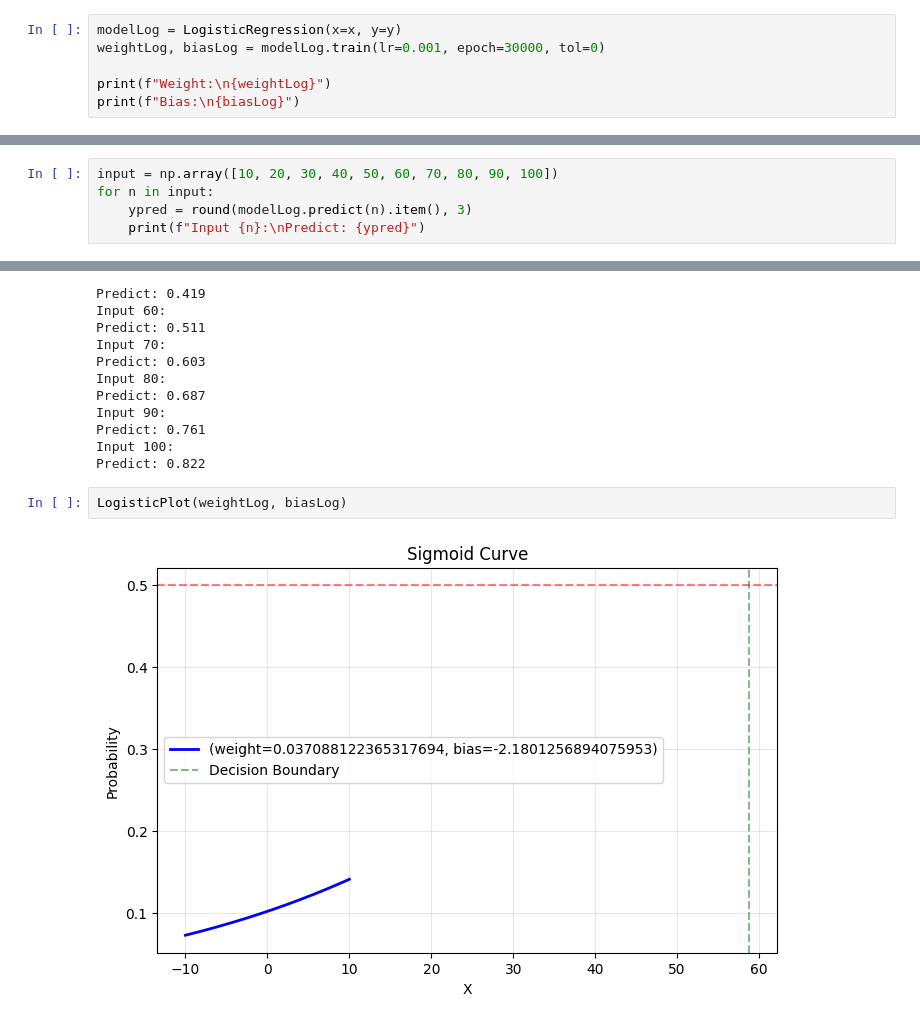
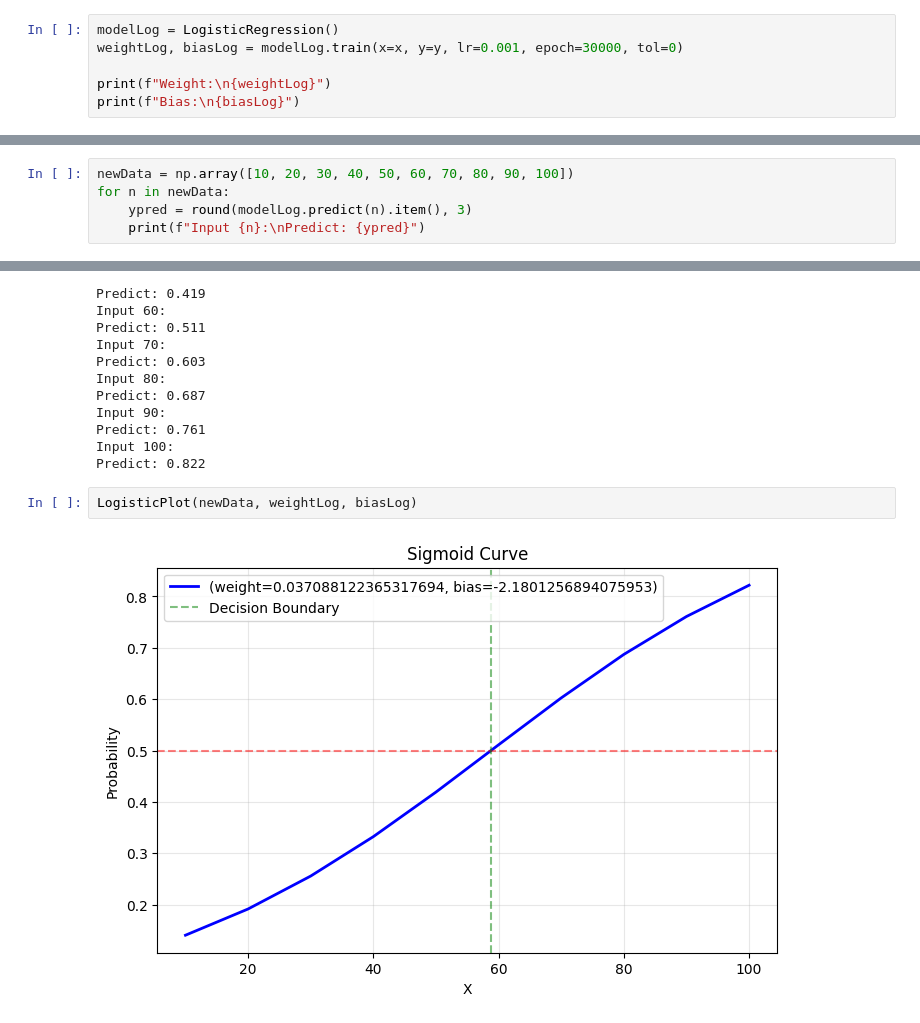
Before and after one commit to madrlibr/Machine-Learning-Exp, a Jupyter notebook: lab/testing/LogisticR.ipynb, the cells around one changed output, grey strips where cells are left out. Cells and saved outputs as stored; diff of their text form.

```diff
--- a/lab/testing/LogisticR.ipynb
+++ b/lab/testing/LogisticR.ipynb
@@ -30,8 +30,8 @@ print(dfLogistic)
 7     50       0
 8     20       0
 # %%
-modelLog = LogisticRegression(x=x, y=y)
-weightLog, biasLog = modelLog.train(lr=0.001, epoch=30000, tol=0)
+modelLog = LogisticRegression()
+weightLog, biasLog = modelLog.train(x=x, y=y, lr=0.001, epoch=30000, tol=0)
 
 print(f"Weight:\n{weightLog}")
 print(f"Bias:\n{biasLog}")
@@ -41,8 +41,8 @@ Weight:
 Bias:
 -2.1801256894075953
 # %%
-input = np.array([10, 20, 30, 40, 50, 60, 70, 80, 90, 100])
-for n in input:
+newData = np.array([10, 20, 30, 40, 50, 60, 70, 80, 90, 100])
+for n in newData:
     ypred = round(modelLog.predict(n).item(), 3)
     print(f"Input {n}:\nPredict: {ypred}")
 # %% [output]
@@ -67,6 +67,6 @@ Predict: 0.761
 Input 100:
 Predict: 0.822
 # %%
-LogisticPlot(weightLog, biasLog)
+LogisticPlot(newData, weightLog, biasLog)
 # %% [output]
-[figure, old version]
+[figure, new version]
```
Also changed, not shown: parts of 1 cell of this notebook, 10 other files.
